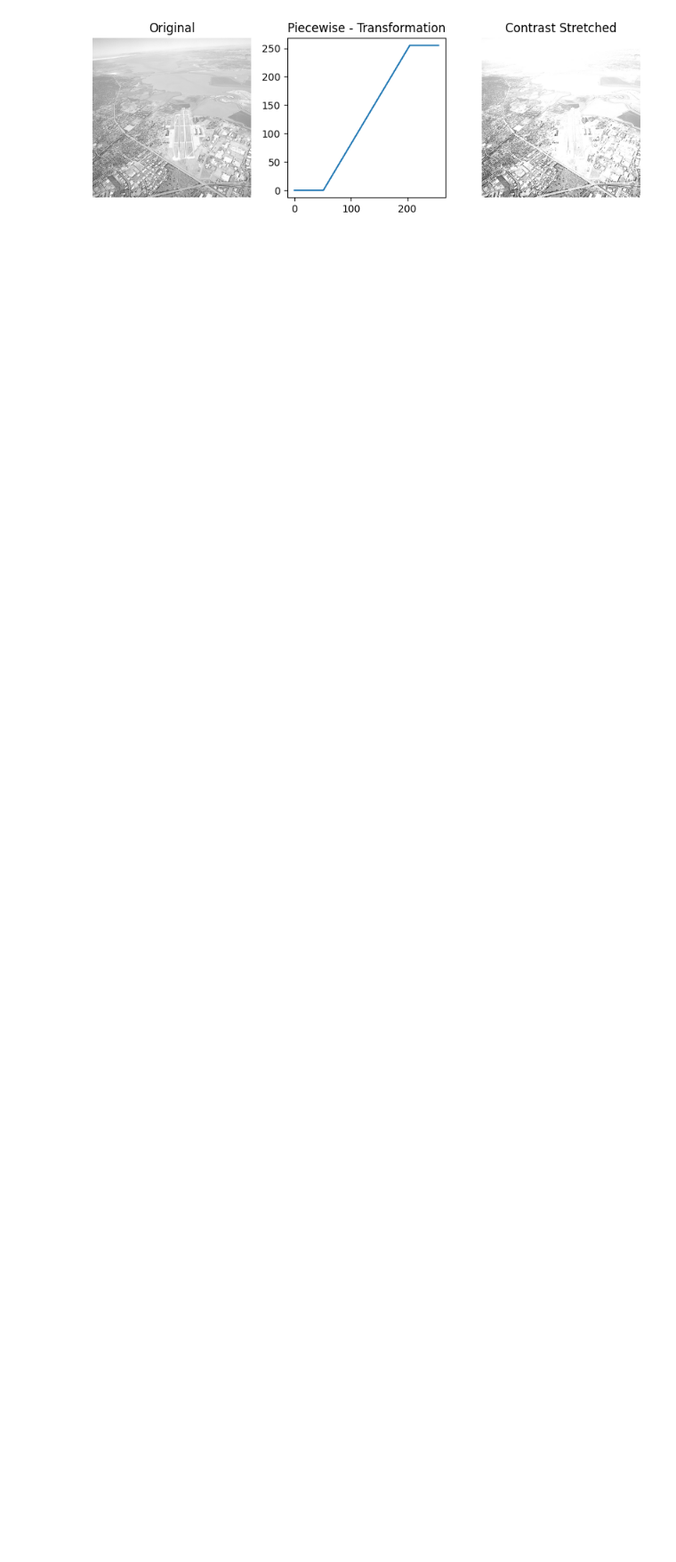
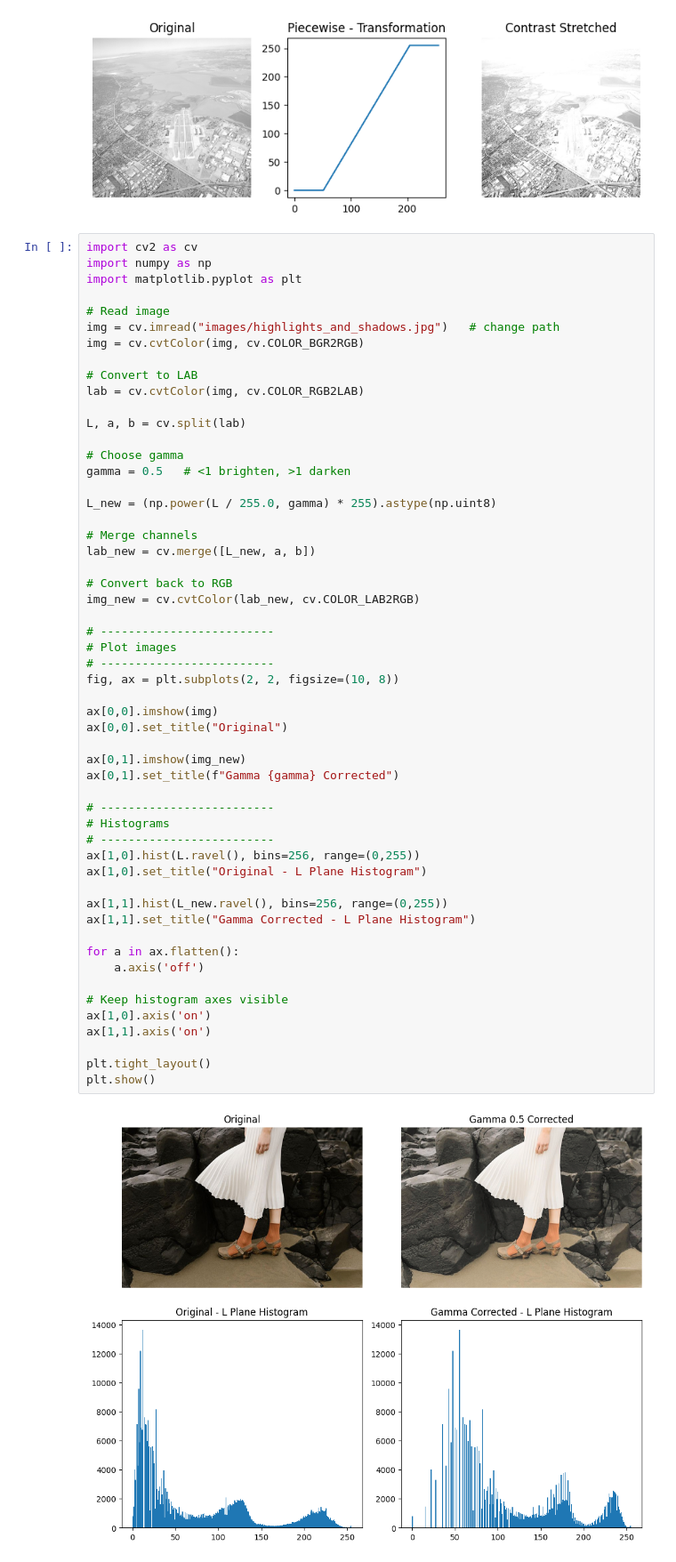
Before and after one commit to udithachandana/openCV, a Jupyter notebook: Assignment1.ipynb, the cells around one changed output. Shown at 89% size. Cells and saved outputs as stored; diff of their text form; blank space fills up the shorter version.

```diff
--- a/Assignment1.ipynb
+++ b/Assignment1.ipynb
@@ -98,3 +98,59 @@ plt.tight_layout()
 plt.show()
 # %% [output]
 [figure]
+# %%
+import cv2 as cv
+import numpy as np
+import matplotlib.pyplot as plt
+
+# Read image
+img = cv.imread("images/highlights_and_shadows.jpg")   # change path
+img = cv.cvtColor(img, cv.COLOR_BGR2RGB)
+
+# Convert to LAB
+lab = cv.cvtColor(img, cv.COLOR_RGB2LAB)
+
+L, a, b = cv.split(lab)
+
+# Choose gamma
+gamma = 0.5   # <1 brighten, >1 darken
+
+L_new = (np.power(L / 255.0, gamma) * 255).astype(np.uint8)
+
+# Merge channels
+lab_new = cv.merge([L_new, a, b])
+
+# Convert back to RGB
+img_new = cv.cvtColor(lab_new, cv.COLOR_LAB2RGB)
+
+# -------------------------
+# Plot images
+# -------------------------
+fig, ax = plt.subplots(2, 2, figsize=(10, 8))
+
+ax[0,0].imshow(img)
+ax[0,0].set_title("Original")
+
+ax[0,1].imshow(img_new)
+ax[0,1].set_title(f"Gamma {gamma} Corrected")
+
+# -------------------------
+# Histograms
+# -------------------------
+ax[1,0].hist(L.ravel(), bins=256, range=(0,255))
+ax[1,0].set_title("Original - L Plane Histogram")
+
+ax[1,1].hist(L_new.ravel(), bins=256, range=(0,255))
+ax[1,1].set_title("Gamma Corrected - L Plane Histogram")
+
+for a in ax.flatten():
+    a.axis('off')
+
+# Keep histogram axes visible
+ax[1,0].axis('on')
+ax[1,1].axis('on')
+
+plt.tight_layout()
+plt.show()
+# %% [output]
+[figure, added]
```
